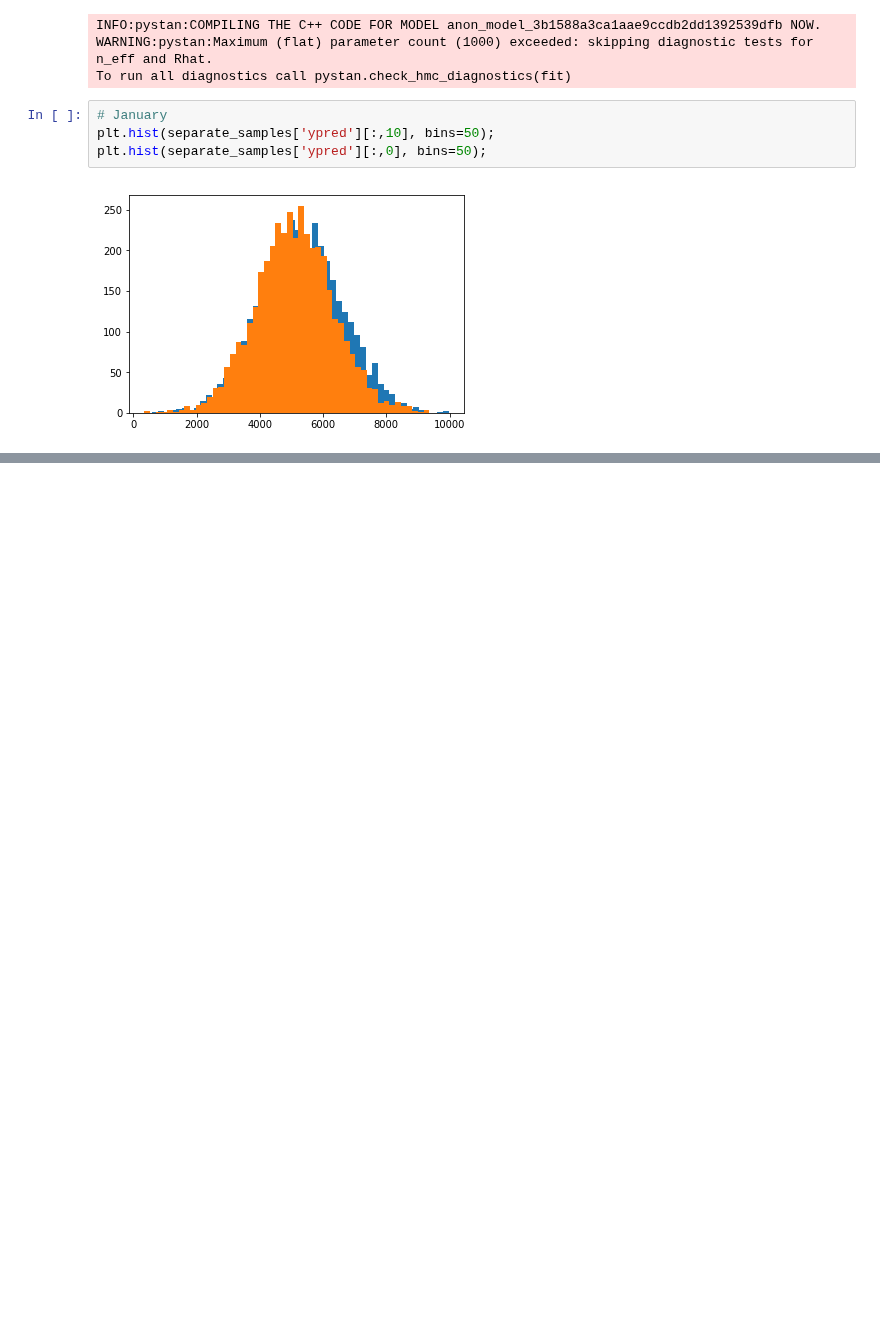
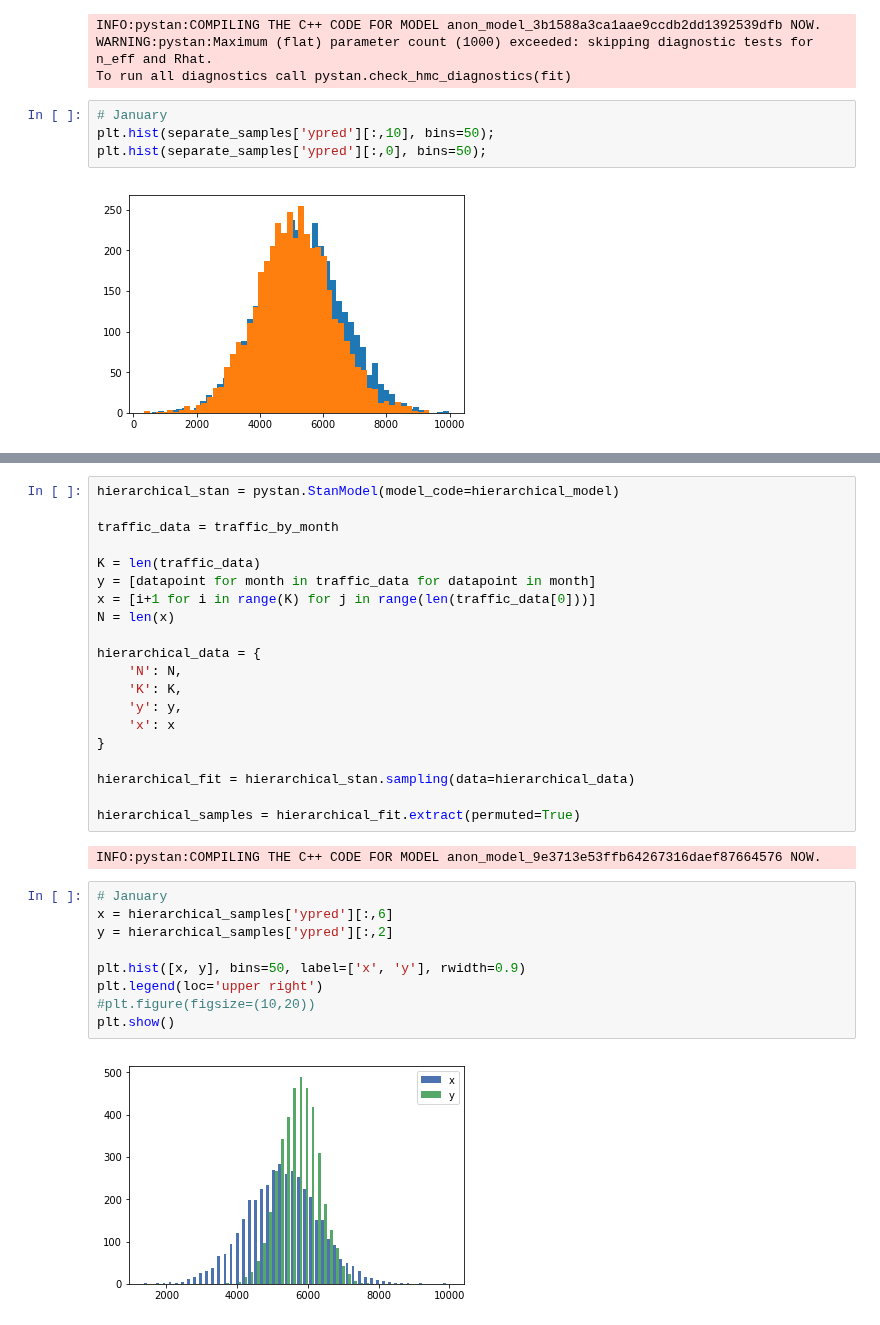
Before and after one commit to Lensku/BDA-Project-Otso-Lensku, a Jupyter notebook: Project.ipynb, the cells around one changed output, grey strips where cells are left out. Cells and saved outputs as stored; diff of their text form; blank space fills up the shorter version.

Commit message:
add initial implementation for hierarchical model

```diff
--- a/Project.ipynb
+++ b/Project.ipynb
@@ -251,0 +280,33 @@ plt.hist(separate_samples['ypred'][:,0], bins=50);
+# %%
+hierarchical_stan = pystan.StanModel(model_code=hierarchical_model)
+
+traffic_data = traffic_by_month
+
+K = len(traffic_data)
+y = [datapoint for month in traffic_data for datapoint in month]
+x = [i+1 for i in range(K) for j in range(len(traffic_data[0]))]
+N = len(x)
+
+hierarchical_data = {
+    'N': N,
+    'K': K,
+    'y': y,
+    'x': x
+}
+
+hierarchical_fit = hierarchical_stan.sampling(data=hierarchical_data)
+
+hierarchical_samples = hierarchical_fit.extract(permuted=True)
+# %% [output]
+INFO:pystan:COMPILING THE C++ CODE FOR MODEL anon_model_9e3713e53ffb64267316daef87664576 NOW.
+# %%
+# January
+x = hierarchical_samples['ypred'][:,6]
+y = hierarchical_samples['ypred'][:,2]
+
+plt.hist([x, y], bins=50, label=['x', 'y'], rwidth=0.9)
+plt.legend(loc='upper right')
+#plt.figure(figsize=(10,20))
+plt.show()
+# %% [output]
+[figure, added]
```
Also changed, not shown: parts of 1 cell of this notebook.
